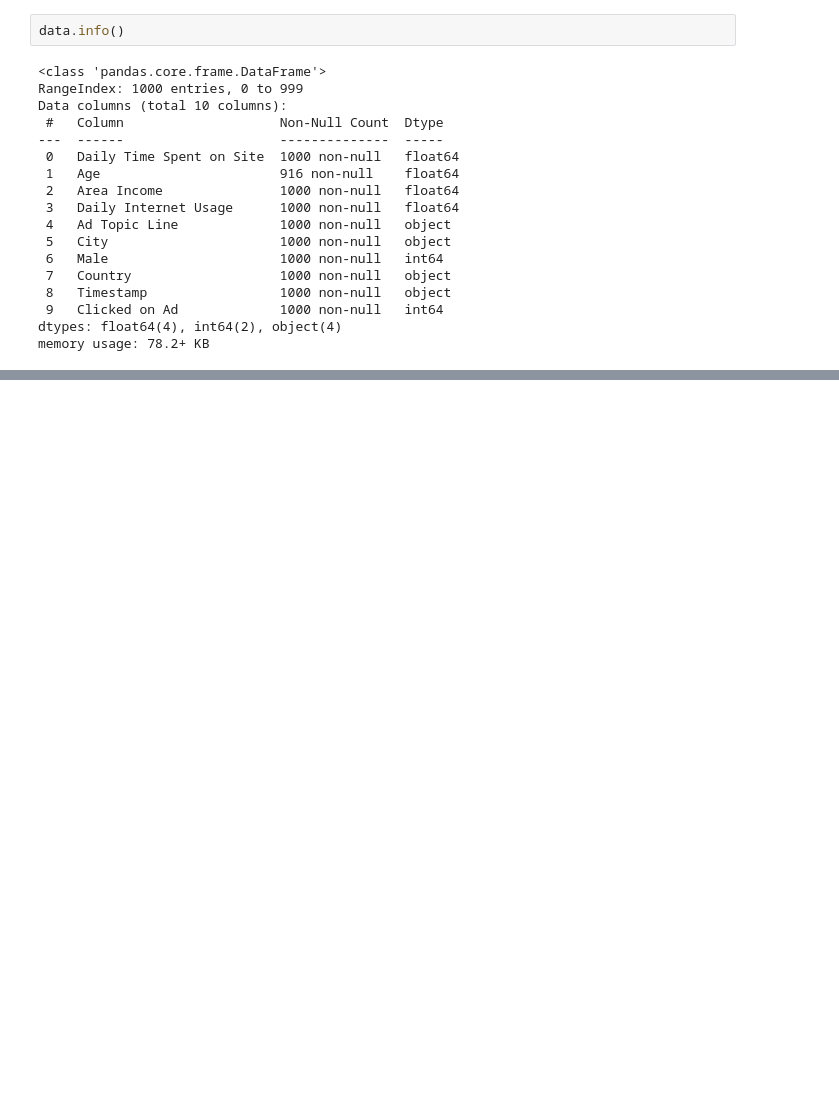
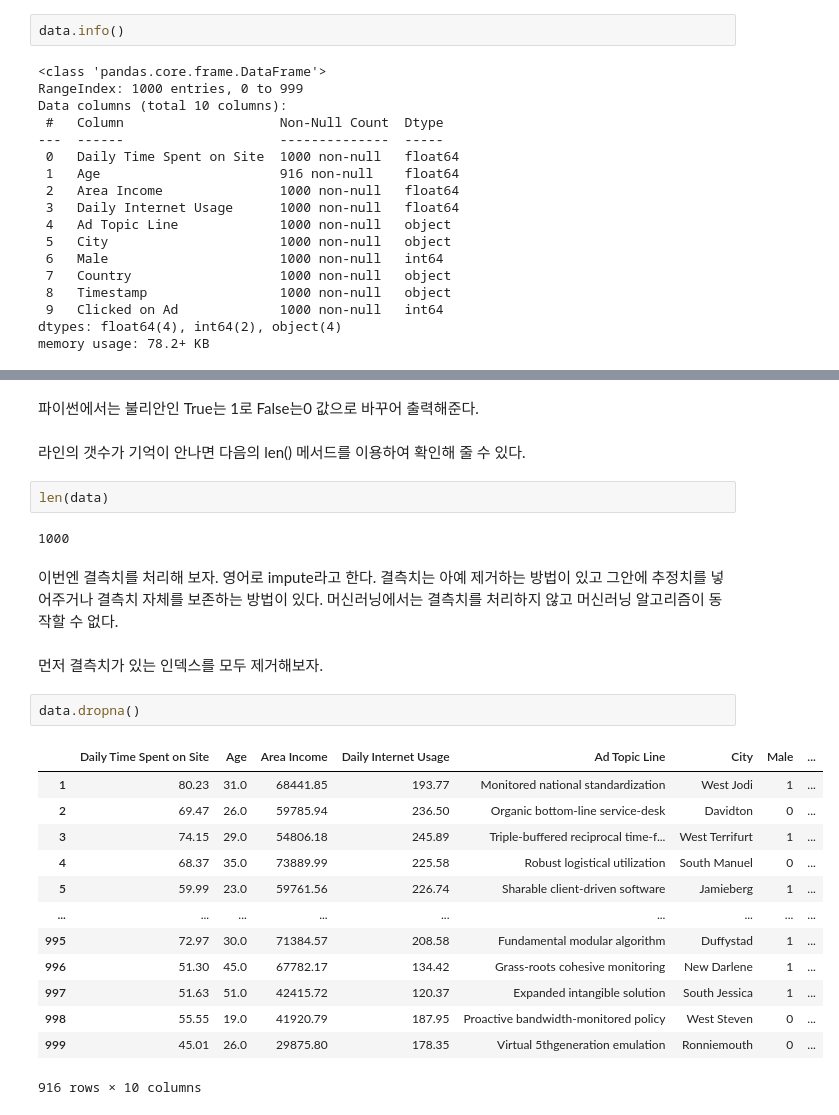
Before and after one commit to jaeyoon89/fastcampus_study, a Jupyter notebook: ch.03_Advertising_Response_Rate_pred.ipynb, the cells around one changed output, grey strips where cells are left out. Drawn from its saved outputs; the diff is of its cells as text; blank space fills up the shorter version.

```diff
--- a/ch.03_Advertising_Response_Rate_pred.ipynb
+++ b/ch.03_Advertising_Response_Rate_pred.ipynb
@@ -112,0 +165,28 @@ sns.distplot(data['Age'])
+# %% [markdown]
+파이썬에서는 불리안인 True는 1로 False는0 값으로 바꾸어 출력해준다.
+# %% [markdown]
+라인의 갯수가 기억이 안나면 다음의 len() 메서드를 이용하여 확인해 줄 수 있다.
+# %%
+len(data)
+# %% [output]
+1000
+# %% [markdown]
+이번엔 결측치를 처리해 보자. 영어로 impute라고 한다. 결측치는 아예 제거하는 방법이 있고 그안에 추정치를 넣어주거나 결측치 자체를 보존하는 방법이 있다. 머신러닝에서는 결측치를 처리하지 않고 머신러닝 알고리즘이 동작할 수 없다.
+# %% [markdown]
+먼저 결측치가 있는 인덱스를 모두 제거해보자.
+# %%
+data.dropna()
+# %% [output]
+|  | Daily Time Spent on Site | Age | Area Income | Daily Internet Usage | Ad Topic Line | City | Male | ... |
+| 1 | 80.23 | 31.0 | 68441.85 | 193.77 | Monitored national standardization | West Jodi | 1 | ... |
+| 2 | 69.47 | 26.0 | 59785.94 | 236.50 | Organic bottom-line service-desk | Davidton | 0 | ... |
+| 3 | 74.15 | 29.0 | 54806.18 | 245.89 | Triple-buffered reciprocal time-f... | West Terrifurt | 1 | ... |
+| 4 | 68.37 | 35.0 | 73889.99 | 225.58 | Robust logistical utilization | South Manuel | 0 | ... |
+| 5 | 59.99 | 23.0 | 59761.56 | 226.74 | Sharable client-driven software | Jamieberg | 1 | ... |
+| ... | ... | ... | ... | ... | ... | ... | ... | ... |
+| 995 | 72.97 | 30.0 | 71384.57 | 208.58 | Fundamental modular algorithm | Duffystad | 1 | ... |
+| 996 | 51.30 | 45.0 | 67782.17 | 134.42 | Grass-roots cohesive monitoring | New Darlene | 1 | ... |
+| 997 | 51.63 | 51.0 | 42415.72 | 120.37 | Expanded intangible solution | South Jessica | 1 | ... |
+| 998 | 55.55 | 19.0 | 41920.79 | 187.95 | Proactive bandwidth-monitored policy | West Steven | 0 | ... |
+| 999 | 45.01 | 26.0 | 29875.80 | 178.35 | Virtual 5thgeneration emulation | Ronniemouth | 0 | ... |
+916 rows × 10 columns
```
Also changed, not shown: parts of 66 cells of this notebook.
